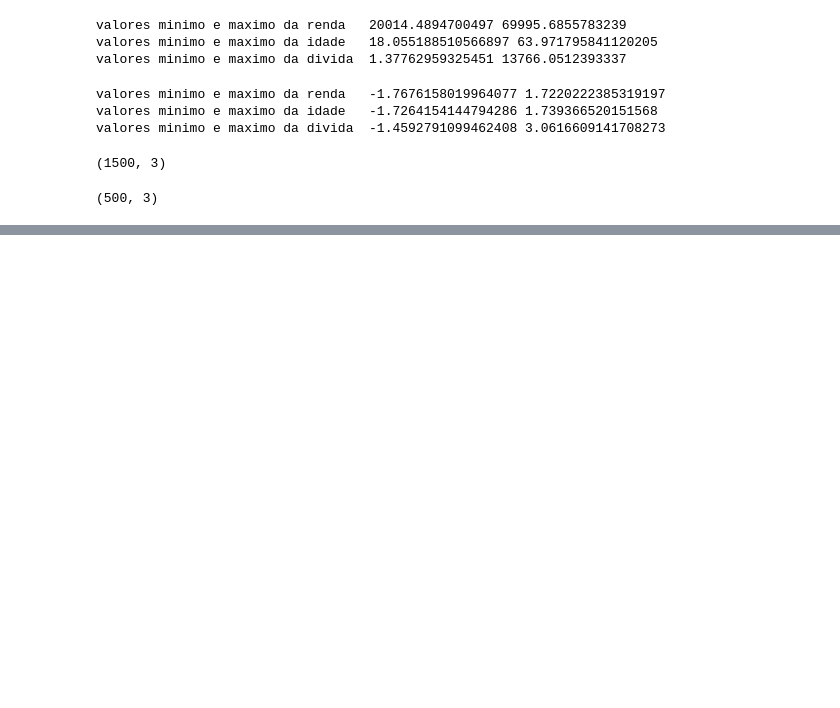
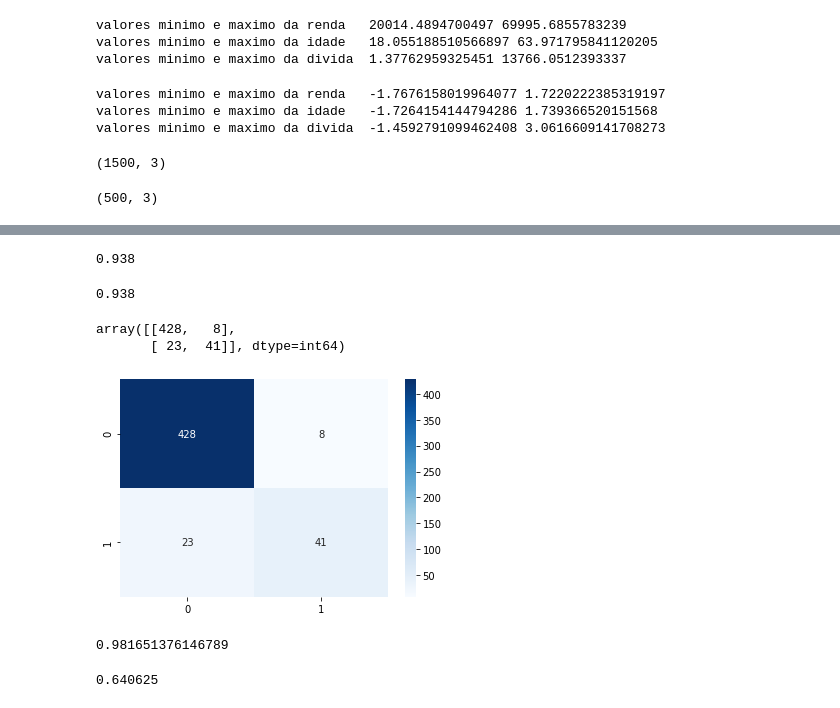
Before and after one commit to caiquemiranda/machine-learning-studies, a Jupyter notebook: cls01.4-aprendizagem-bayesiana-classificação.ipynb, the cells around one changed output, grey strips where cells are left out. Drawn from its saved outputs; the diff is of its cells as text; code cells hidden in the pictures; blank space fills up the shorter version.

Commit message:
naive-bayes-credit

```diff
--- a/cls01.4-aprendizagem-bayesiana-classificação.ipynb
+++ b/cls01.4-aprendizagem-bayesiana-classificação.ipynb
@@ -344,2 +350,7 @@ X_credit_teste.shape
 with open('./data/credit.pkl', mode = 'wb') as f:
     pickle.dump([X_credit_treinamento, y_credit_treinamento, X_credit_teste, y_credit_teste], f)
+# %%
+# leitura da base de dados que ja foram tratadas e salvas
+
+with open('./data/credit.pkl', 'rb') as f:
+    X_credit_treinamento, y_credit_treinamento, X_credit_teste, y_credit_teste = pickle.load(f)
@@ -345,0 +363,5 @@ with open('./data/credit.pkl', mode = 'wb') as f:
+# %%
+# treinamento dos dados
+
+nb_credit = GaussianNB()
+nb_credit.fit(X_credit_treinamento, y_credit_treinamento)
@@ -345,0 +376,4 @@ with open('./data/credit.pkl', mode = 'wb') as f:
+# %%
+# previsões da base de dados de teste
+
+previsoes_credit = nb_credit.predict(X_credit_teste)
@@ -345,0 +402,40 @@ with open('./data/credit.pkl', mode = 'wb') as f:
+# %%
+# visualização do score(precisão) da base de dados de teste
+
+nb_credit.score(X_credit_teste, y_credit_teste)
+# %% [output]
+0.938
+# %%
+# outro metodo para avaliar a precisão da base de dados de teste
+
+accuracy_score(y_credit_teste, previsoes_credit)
+# %% [output]
+0.938
+# %%
+# matrix de confusão
+
+cnn = confusion_matrix(y_credit_teste, previsoes_credit)
+cnn
+# %% [output]
+array([[428,   8],
+       [ 23,  41]], dtype=int64)
+# %%
+# visualização com heatmap do seaborn
+
+sns.heatmap(cnn, annot=True, cmap='Blues', fmt='d');
+# %% [output]
+[figure, added]
+# %%
+# interpretação da matrix de confusão
+# clientes que pagam o emprestimo e são aprovados com emprestimos
+
+428 / ( 428 + 8 )
+# %% [output]
+0.981651376146789
+# %%
+# clientes que não pagam o emprestimo e são reprovados com emprestimos
+# com esse modelo quase 35% dos clientes são aprovados para emprestimo e tem uma alta probabilidade de não pagar o emprestimo
+
+41 / ( 41 + 23 )
+# %% [output]
+0.640625
```
Also changed, not shown: parts of 7 cells of this notebook, 1 other file.
